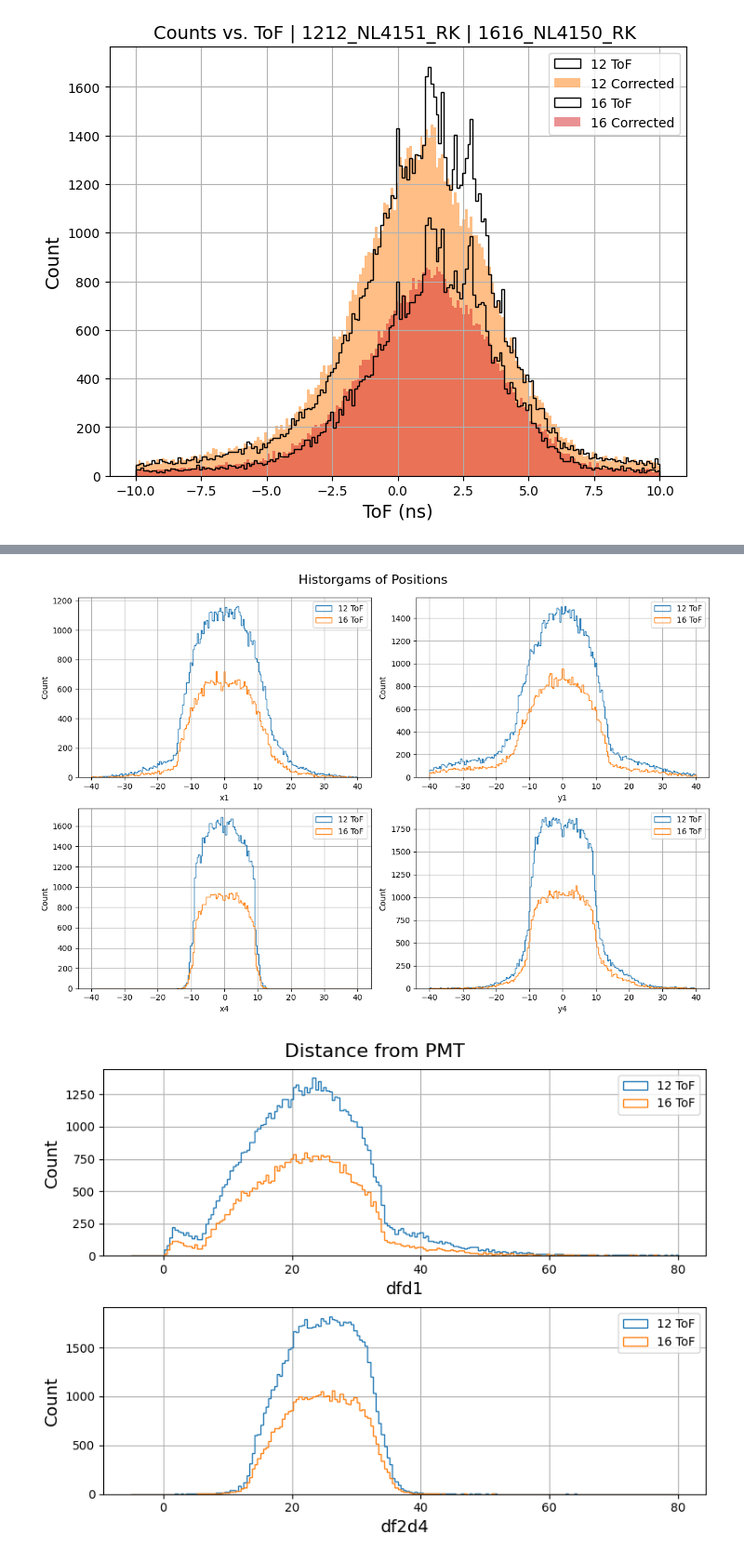
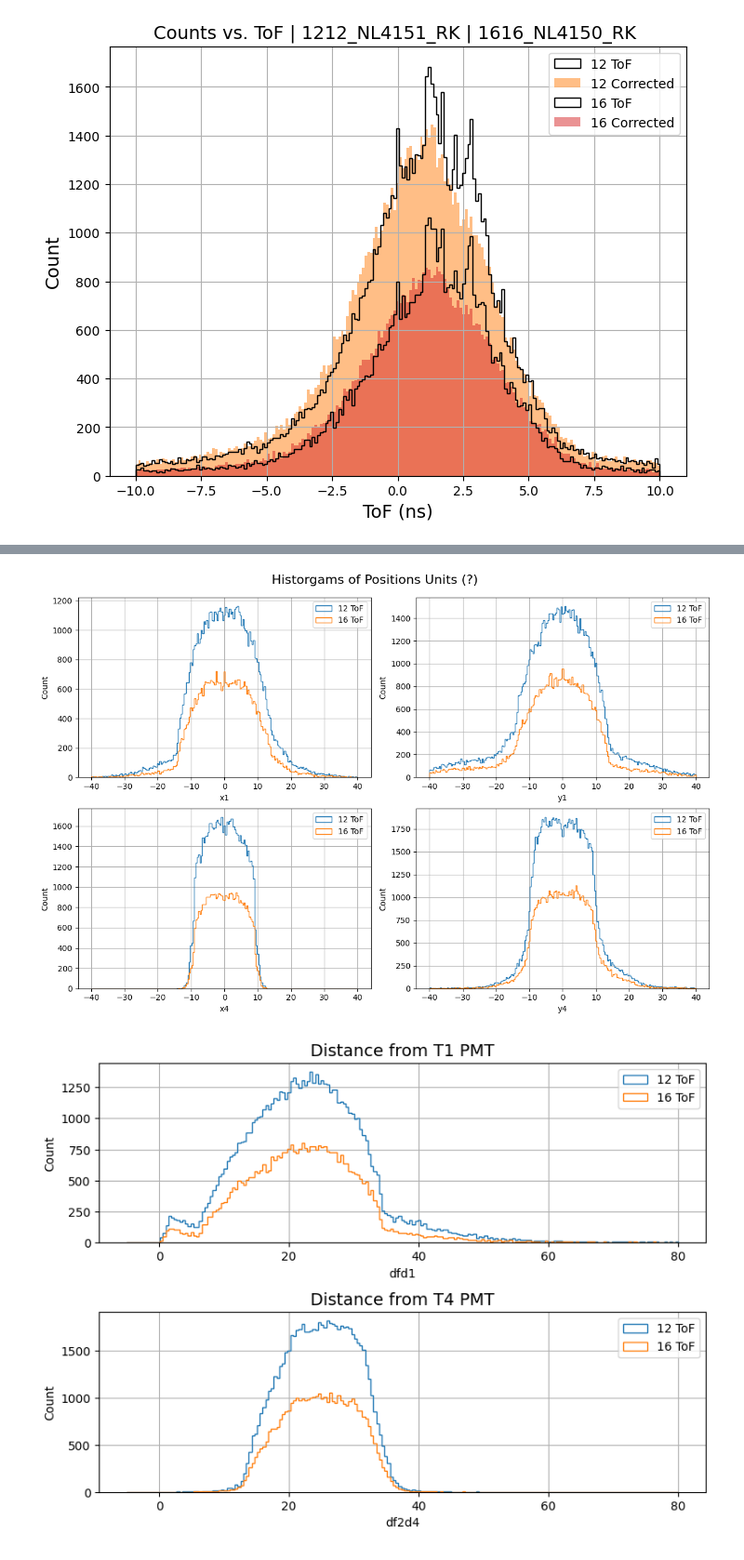
Before and after one commit to llbranch/Monte-Python, a Jupyter notebook: poetryEnv/Plots_11_16_23/mcmurdo_analysis.ipynb, the cells around one changed output, grey strips where cells are left out. Shown: that part at 93% size. Saved outputs shown, nothing was run; the diff lists cells and outputs as text; code cells hidden in the pictures.

Commit message:
plots completeish

```diff
--- a/poetryEnv/Plots_11_16_23/mcmurdo_analysis.ipynb
+++ b/poetryEnv/Plots_11_16_23/mcmurdo_analysis.ipynb
@@ -221,43 +185,39 @@ ax[1,1].set_xlabel('y4',fontsize=10)
 
 fig.tight_layout()
 fig.subplots_adjust(top=.93)
-fig.suptitle("Historgams of Positions ", fontsize=16)
+fig.suptitle("Historgams of Positions Units (?)", fontsize=16)
 plt.show()
 # %% [output]
-[figure, old version]
+[figure, new version]
 # %%
 """ PLOT """
 # setup
 fig, ax = plt.subplots(2,1)
 fig.set_size_inches(8,6)
 binning = np.linspace(-5,80,200)
 
 # Threshold of 12
 ax[0].hist(dfd1, bins=binning, histtype='step', facecolor='none', color = 'C0', label='12 ToF')
-ax[1].hist(dfd4, bins=binning, histtype='step', facecolor='none', color = 'C0', label='12 ToF')
+ax[0].hist(df2d1, bins=binning, histtype='step', facecolor='none', color = 'C1', label='16 ToF')
+ax[0].legend()
+ax[0].grid()
+ax[0].set_ylabel('Count',fontsize=10)
+ax[0].set_xlabel('dfd1',fontsize=10)
+ax[0].set_title('Distance from T1 PMT',fontsize=14)
+
 
 # Threshold of 16
-ax[0].hist(df2d1, bins=binning, histtype='step', facecolor='none', color = 'C1', label='16 ToF')
+ax[1].hist(dfd4, bins=binning, histtype='step', facecolor='none', color = 'C0', label='12 ToF')
 ax[1].hist(df2d4, bins=binning, histtype='step', facecolor='none', color = 'C1', label='16 ToF')
-
-
-# # Labels
-ax[0].legend()
 ax[1].legend()
-
-ax[0].grid()
 ax[1].grid()
-
-ax[0].set_ylabel('Count',fontsize=14)
-ax[1].set_ylabel('Count',fontsize=14)
-
-ax[0].set_xlabel('dfd1',fontsize=14)
-ax[1].set_xlabel('df2d4',fontsize=14)
+ax[1].set_ylabel('Count',fontsize=10)
+ax[1].set_xlabel('df2d4',fontsize=10)
+ax[1].set_title('Distance from T4 PMT',fontsize=14)
 
 
 fig.tight_layout()
 fig.subplots_adjust(top=.93)
-fig.suptitle("Distance from PMT", fontsize=16)
 plt.show()
 # %% [output]
-[figure, old version]
+[figure, new version]
```
Also changed, not shown: parts of 11 cells of this notebook, 2 other files.
